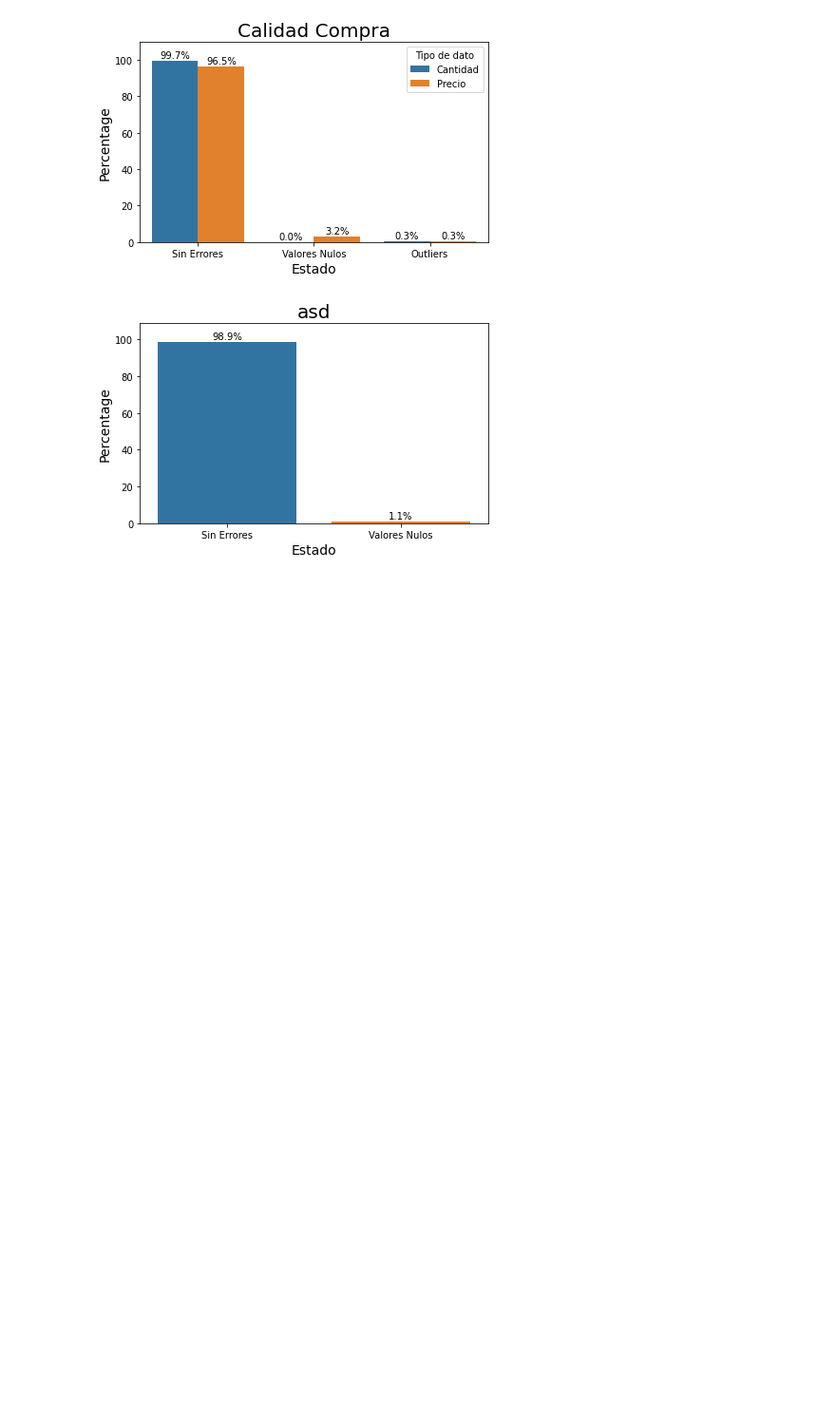
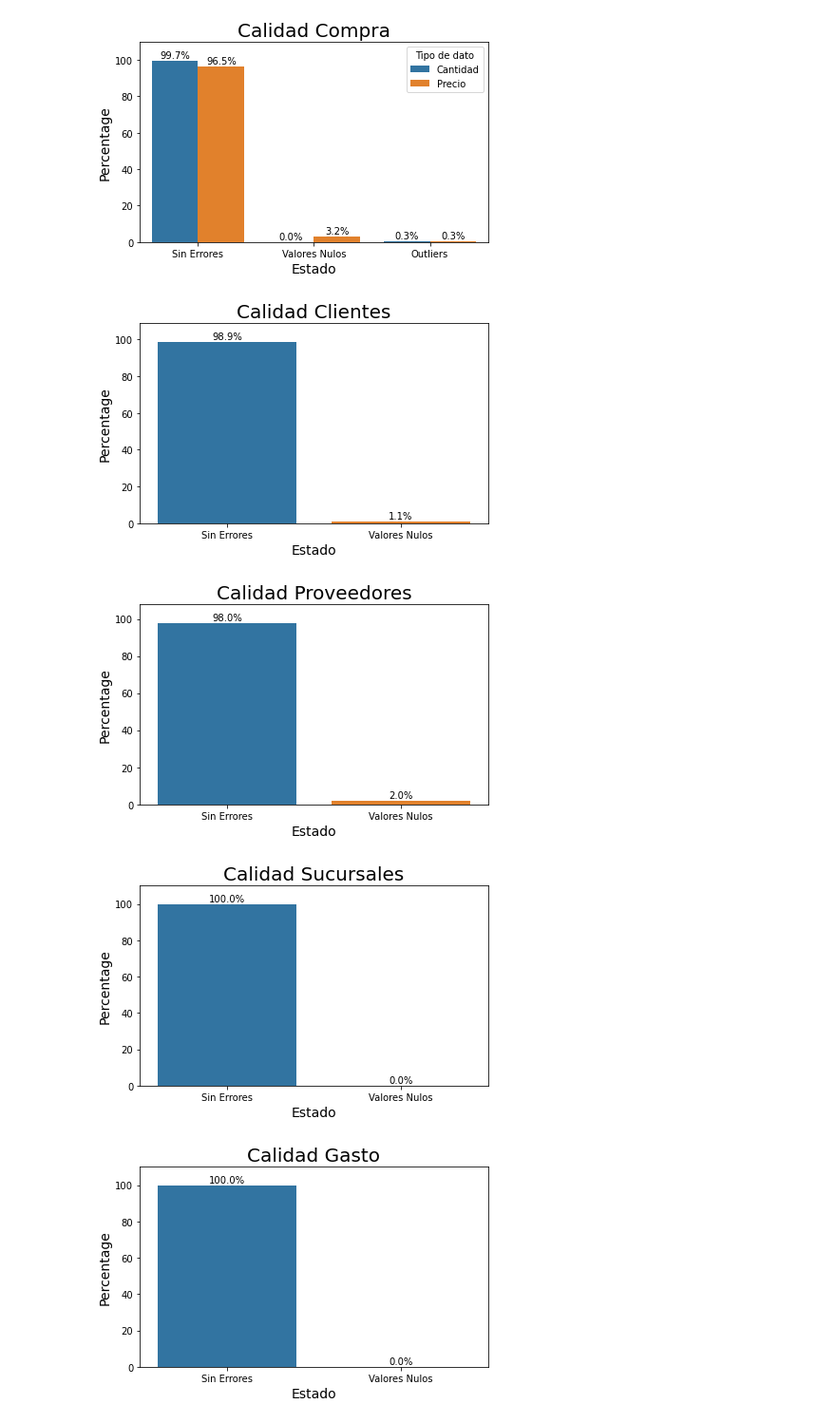
Before and after one commit to manusza/DS-PI-ProyectoIndividual, a Jupyter notebook: Datasets/Proyecto I.ipynb, the cells around one changed output. Shown at 95% size. Cells and saved outputs as stored; diff of their text form; code cells hidden in the pictures; blank space fills up the shorter version.

```diff
--- a/Datasets/Proyecto I.ipynb
+++ b/Datasets/Proyecto I.ipynb
@@ -350,31 +350,40 @@ ploteo_out(df2, input("Como se llama su archivo?"))
 #ploteo de incongruencias de las tablas sin outliers
 def dataframe_create_nan(lista):
     data= [{'Tipo de dato': "Cantidad", 'Cantidad': lista[0], 'Estado': "Sin Errores" },{'Tipo de dato': "Cantidad", 'Cantidad': lista[1], 'Estado': "Valores Nulos" }]
     df1=pd.DataFrame(data)
     return df1
 
 df_clientes_plot = dataframe_create_nan(plot_clientes_ready)
+df_proveedores_plot = dataframe_create_nan(plot_proveedores_ready)
+df_sucursales_plot = dataframe_create_nan(plot_sucursales_ready)
+df_gasto_plot = dataframe_create_nan(plot_gasto_ready)
 
 #use una funcion diferente al ploteo anterior dado que este solo funciona solo que anteriormente solo hago el dataframe con 2 valores
 def ploteo_nan(df, name):
 
     ax = sb.barplot(x="Estado",y="Cantidad", data= df)
     #inserta nombre del archivo a comparar
     plt.title(name, fontsize=20)
 
     plt.xlabel('Estado', size=14)
     plt.ylabel('Percentage', size=14)
 
     for p in ax.patches:
         percentage = f'{100 * p.get_height() / 100:.1f}%\n'
         x = p.get_x() + p.get_width() / 2
         y = p.get_height()
         ax.annotate(percentage, (x, y), ha='center', va='center')
     plt.margins(y=0.1)
     plt.tight_layout()
     return plt.show()
 
 
 ploteo_nan(df_clientes_plot, input("Como se llama su archivo?"))
+ploteo_nan(df_proveedores_plot, input("Como se llama su archivo?"))
+ploteo_nan(df_sucursales_plot, input("Como se llama su archivo?"))
+ploteo_nan(df_gasto_plot, input("Como se llama su archivo?"))
 # %% [output]
-[figure, old version]
+[figure, new version]
+[figure, added]
+[figure, added]
+[figure, added]
```
Also changed, not shown: 12 other files.
